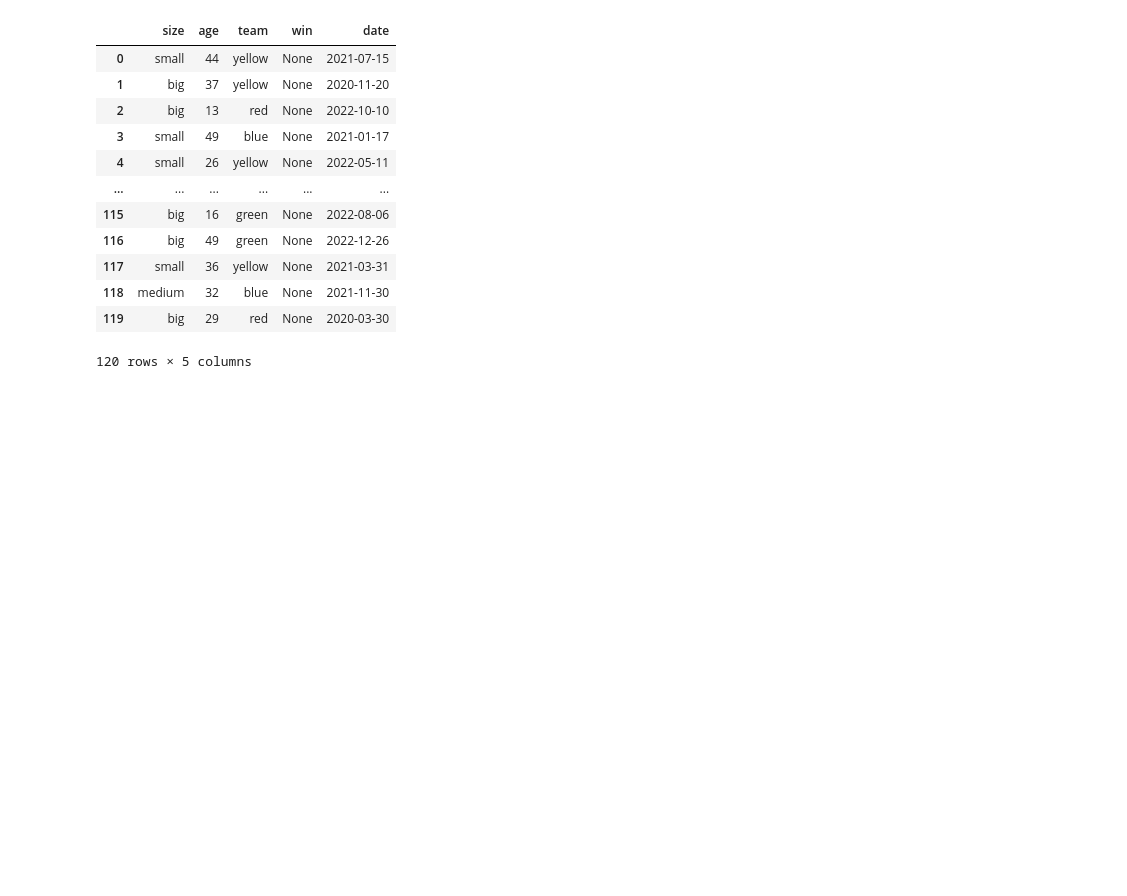
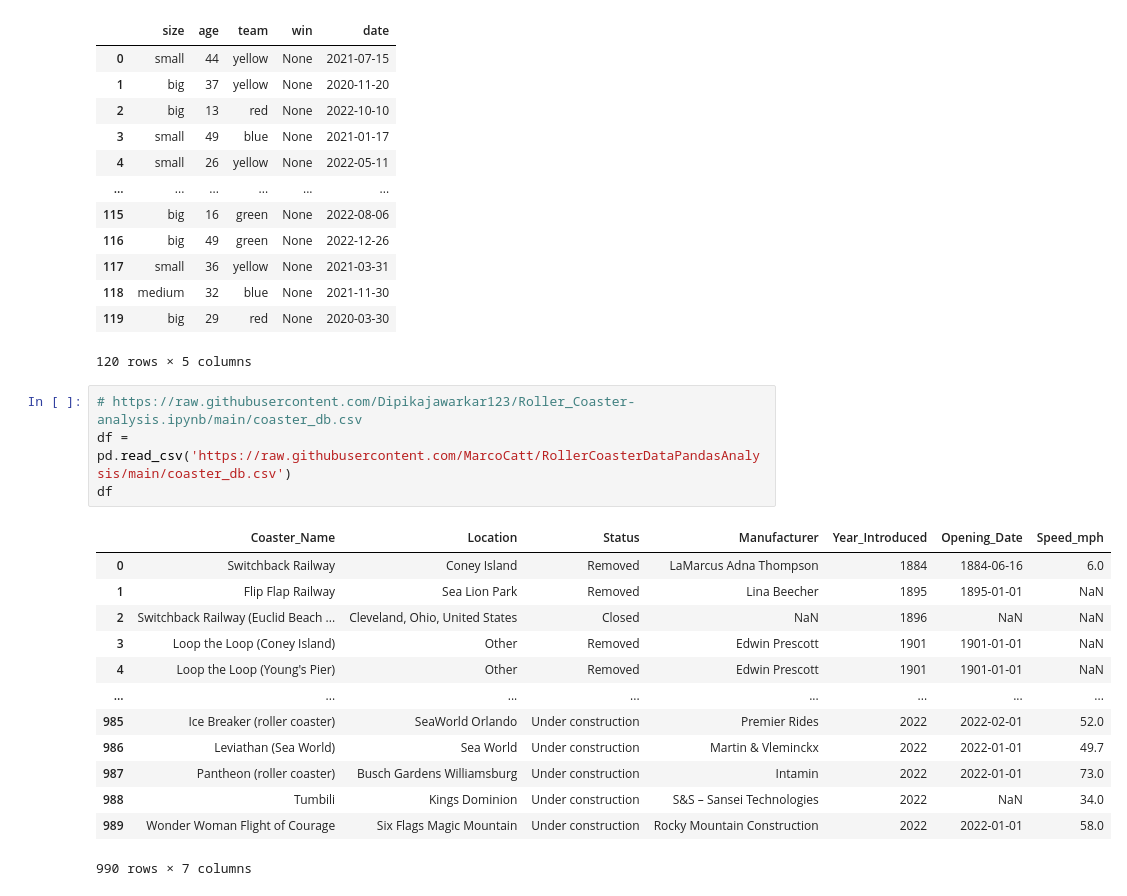
Before and after one commit to 960Subhamsingh/Data-Sciences, a Jupyter notebook: pandas/Pandas_tutorial.ipynb, the cells around one changed output. Drawn from its saved outputs; the diff is of its cells as text; blank space fills up the shorter version.

```diff
--- a/pandas/Pandas_tutorial.ipynb
+++ b/pandas/Pandas_tutorial.ipynb
@@ -383,3 +383,21 @@ Wall time: 8.28 ms
 | 118 | medium | 32 | blue | None | 2021-11-30 |
 | 119 | big | 29 | red | None | 2020-03-30 |
 120 rows × 5 columns
+# %%
+# https://raw.githubusercontent.com/Dipikajawarkar123/Roller_Coaster-analysis.ipynb/main/coaster_db.csv
+df = pd.read_csv('https://raw.githubusercontent.com/MarcoCatt/RollerCoasterDataPandasAnalysis/main/coaster_db.csv')
+df
+# %% [output]
+|  | Coaster_Name | Location | Status | Manufacturer | Year_Introduced | Opening_Date | Speed_mph |
+| 0 | Switchback Railway | Coney Island | Removed | LaMarcus Adna Thompson | 1884 | 1884-06-16 | 6.0 |
+| 1 | Flip Flap Railway | Sea Lion Park | Removed | Lina Beecher | 1895 | 1895-01-01 | NaN |
+| 2 | Switchback Railway (Euclid Beach ... | Cleveland, Ohio, United States | Closed | NaN | 1896 | NaN | NaN |
+| 3 | Loop the Loop (Coney Island) | Other | Removed | Edwin Prescott | 1901 | 1901-01-01 | NaN |
+| 4 | Loop the Loop (Young's Pier) | Other | Removed | Edwin Prescott | 1901 | 1901-01-01 | NaN |
+| ... | ... | ... | ... | ... | ... | ... | ... |
+| 985 | Ice Breaker (roller coaster) | SeaWorld Orlando | Under construction | Premier Rides | 2022 | 2022-02-01 | 52.0 |
+| 986 | Leviathan (Sea World) | Sea World | Under construction | Martin & Vleminckx | 2022 | 2022-01-01 | 49.7 |
+| 987 | Pantheon (roller coaster) | Busch Gardens Williamsburg | Under construction | Intamin | 2022 | 2022-01-01 | 73.0 |
+| 988 | Tumbili | Kings Dominion | Under construction | S&S – Sansei Technologies | 2022 | NaN | 34.0 |
+| 989 | Wonder Woman Flight of Courage | Six Flags Magic Mountain | Under construction | Rocky Mountain Construction | 2022 | 2022-01-01 | 58.0 |
+990 rows × 7 columns
```
Also changed, not shown: parts of 3 cells of this notebook, 6 other files.
